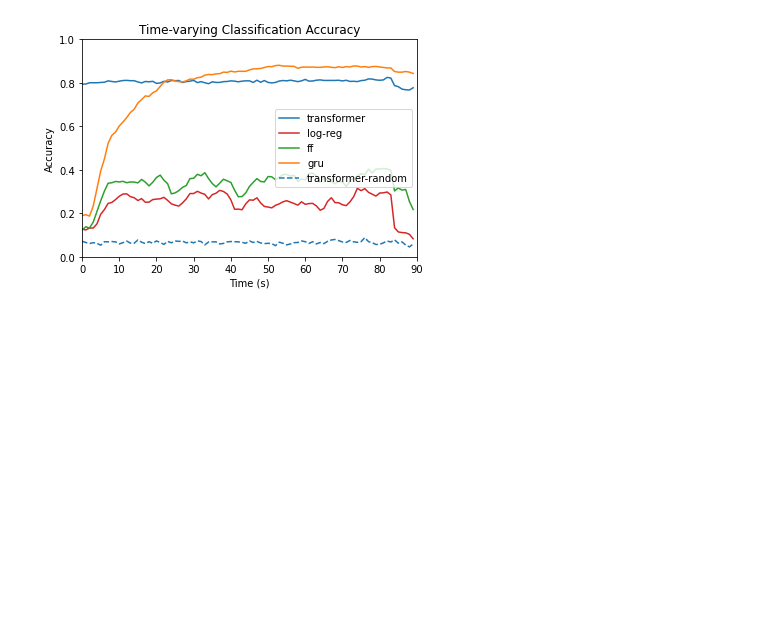
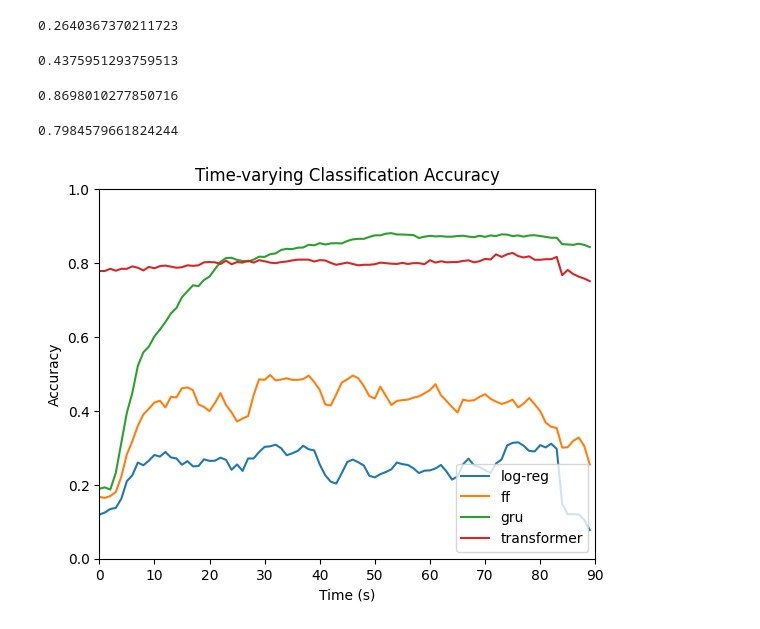
Before and after one commit to axgu/srp-lab-notebook, a Jupyter notebook: hcp_data/figures.ipynb, the cells around one changed output. Saved outputs shown, nothing was run; the diff lists cells and outputs as text; code cells hidden in the pictures; blank space fills up the shorter version.

```diff
--- a/hcp_data/figures.ipynb
+++ b/hcp_data/figures.ipynb
@@ -10,18 +9,37 @@ from matplotlib import pyplot as plt
+# %%
+mean_logreg = np.mean(logreg_acc[11:-6])
+print(mean_logreg)
+# %% [output]
+0.2640367370211723
+# %%
+mean_ff = np.mean(ff_acc[11:-6])
+print(mean_ff)
+# %% [output]
+0.4375951293759513
+# %%
+mean_gru = np.mean(gru_acc[51:])
+print(mean_gru)
+# %% [output]
+0.8698010277850716
+# %%
+mean_transformer = np.mean(transformer_acc)
+print(mean_transformer)
+# %% [output]
+0.7984579661824244
 # %%
 xAx = [i for i in range(0,90)]
+plt.plot(xAx, logreg_acc, label="log-reg")
+plt.plot(xAx, ff_acc, label="ff")
+plt.plot(xAx, gru_acc, label="gru")
 plt.plot(xAx, transformer_acc, label="transformer")
-plt.plot(xAx, logreg_acc, label="log-reg", color="C3")
-plt.plot(xAx, ff_acc, label="ff", color="C2")
-plt.plot(xAx, gru_acc, label="gru", color="C1")
-plt.plot(xAx, transformer_rand_acc, label="transformer-random", linestyle='dashed', color="C0")
 plt.xlabel("Time (s)")
 plt.ylabel("Accuracy")
 plt.ylim(0,1)
 plt.xlim(0,90)
 plt.title("Time-varying Classification Accuracy")
 plt.legend()
 plt.show()
 # %% [output]
-[figure, old version]
+[figure, new version]
 # %%
 %store -r gru_attention_acc
```
Also changed, not shown: parts of 10 cells of this notebook, 12 other files.
